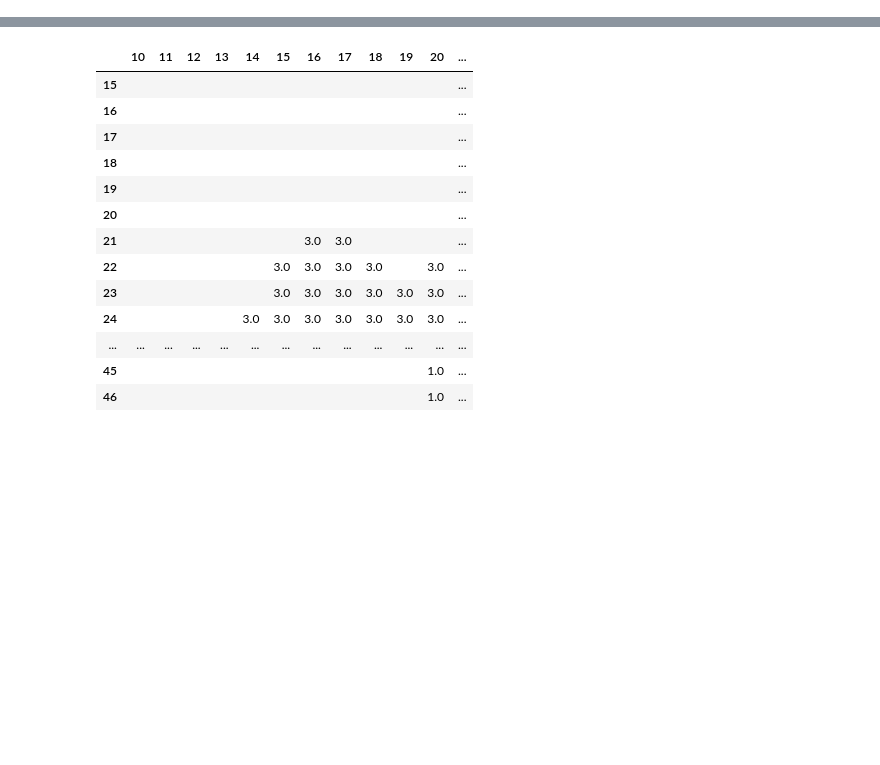
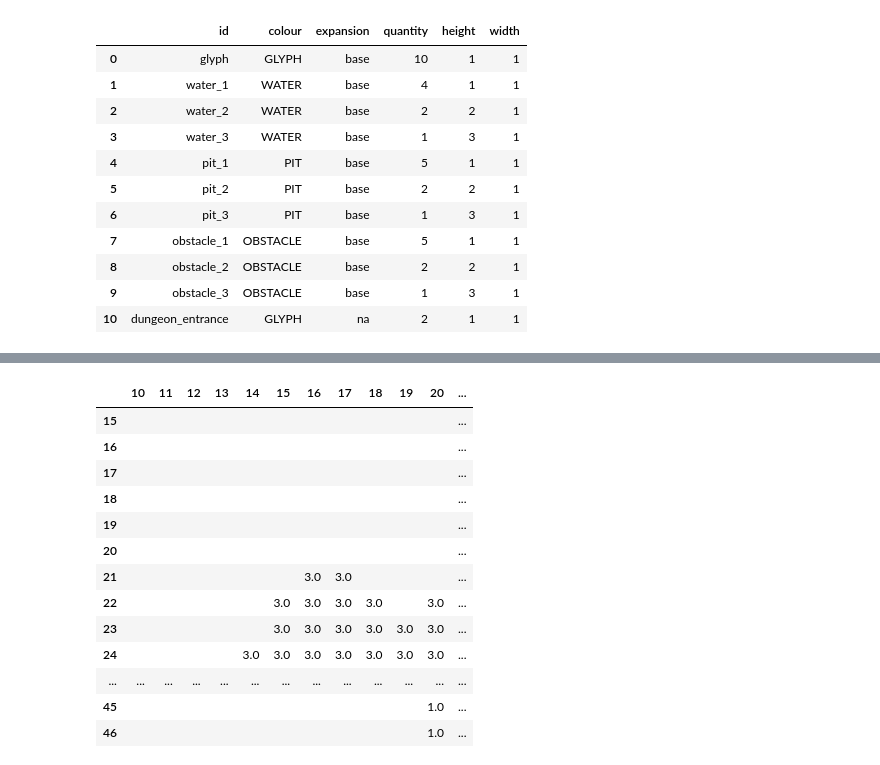
Before and after one commit to KevinCarr42/Descent_AI, a Jupyter notebook: game_testing.ipynb, the cells around one changed output, grey strips where cells are left out. Cells and saved outputs as stored; diff of their text form; code cells hidden in the pictures; blank space fills up the shorter version.

```diff
--- a/game_testing.ipynb
+++ b/game_testing.ipynb
@@ -108,0 +31,15 @@ AIQuest().summary()
+# %%
+TERRAIN_DF
+# %% [output]
+|  | id | colour | expansion | quantity | height | width |
+| 0 | glyph | GLYPH | base | 10 | 1 | 1 |
+| 1 | water_1 | WATER | base | 4 | 1 | 1 |
+| 2 | water_2 | WATER | base | 2 | 2 | 1 |
+| 3 | water_3 | WATER | base | 1 | 3 | 1 |
+| 4 | pit_1 | PIT | base | 5 | 1 | 1 |
+| 5 | pit_2 | PIT | base | 2 | 2 | 1 |
+| 6 | pit_3 | PIT | base | 1 | 3 | 1 |
+| 7 | obstacle_1 | OBSTACLE | base | 5 | 1 | 1 |
+| 8 | obstacle_2 | OBSTACLE | base | 2 | 2 | 1 |
+| 9 | obstacle_3 | OBSTACLE | base | 1 | 3 | 1 |
+| 10 | dungeon_entrance | GLYPH | na | 2 | 1 | 1 |
```
Also changed, not shown: parts of 27 cells of this notebook, 2 other files.
